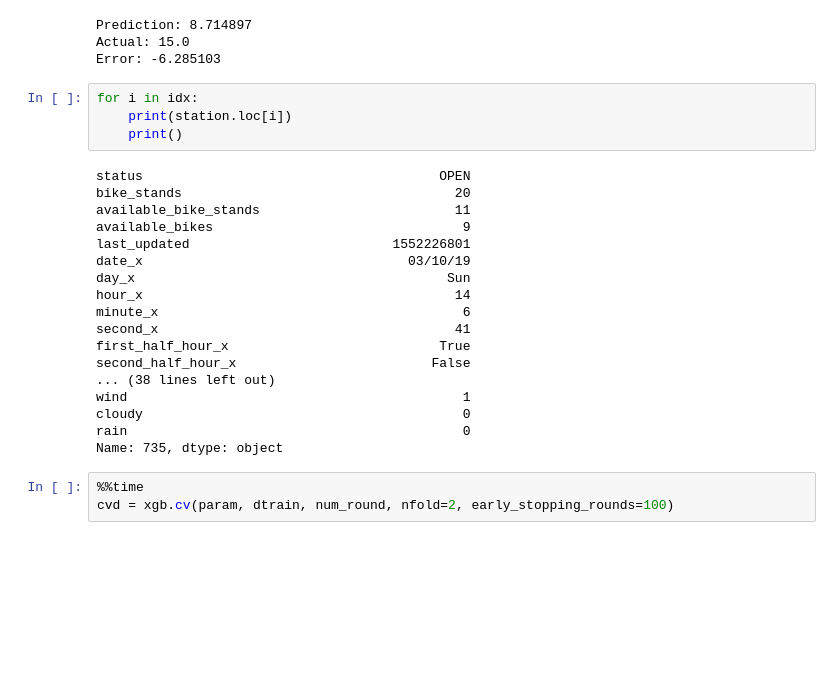
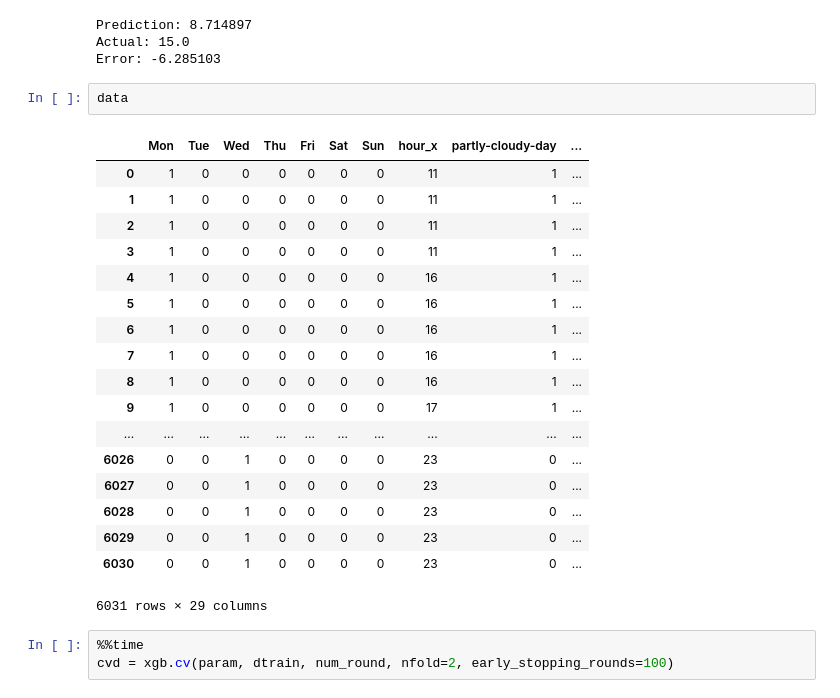
Before and after one commit to seprojectgroup19/main, a Jupyter notebook: XGBoost Testing.ipynb, the cells around one changed output. Cells and saved outputs as stored; diff of their text form; blank space fills up the shorter version.

```diff
--- a/XGBoost Testing.ipynb
+++ b/XGBoost Testing.ipynb
@@ -229,28 +249,27 @@ for i in idx:
 Prediction: 8.714897
 Actual: 15.0
 Error: -6.285103
-# %%
-for i in idx:
-    print(station.loc[i])
-    print()
-# %% [output]
-status                                      OPEN
-bike_stands                                   20
-available_bike_stands                         11
-available_bikes                                9
-last_updated                          1552226801
-date_x                                  03/10/19
-day_x                                        Sun
-hour_x                                        14
-minute_x                                       6
-second_x                                      41
-first_half_hour_x                           True
-second_half_hour_x                         False
-... (38 lines left out)
-wind                                           1
-cloudy                                         0
-rain                                           0
-Name: 735, dtype: object
+# %%
+data
+# %% [output]
+|  | Mon | Tue | Wed | Thu | Fri | Sat | Sun | hour_x | partly-cloudy-day | ... |
+| 0 | 1 | 0 | 0 | 0 | 0 | 0 | 0 | 11 | 1 | ... |
+| 1 | 1 | 0 | 0 | 0 | 0 | 0 | 0 | 11 | 1 | ... |
+| 2 | 1 | 0 | 0 | 0 | 0 | 0 | 0 | 11 | 1 | ... |
+| 3 | 1 | 0 | 0 | 0 | 0 | 0 | 0 | 11 | 1 | ... |
+| 4 | 1 | 0 | 0 | 0 | 0 | 0 | 0 | 16 | 1 | ... |
+| 5 | 1 | 0 | 0 | 0 | 0 | 0 | 0 | 16 | 1 | ... |
+| 6 | 1 | 0 | 0 | 0 | 0 | 0 | 0 | 16 | 1 | ... |
+| 7 | 1 | 0 | 0 | 0 | 0 | 0 | 0 | 16 | 1 | ... |
+| 8 | 1 | 0 | 0 | 0 | 0 | 0 | 0 | 16 | 1 | ... |
+| 9 | 1 | 0 | 0 | 0 | 0 | 0 | 0 | 17 | 1 | ... |
+| ... | ... | ... | ... | ... | ... | ... | ... | ... | ... | ... |
+| 6026 | 0 | 0 | 1 | 0 | 0 | 0 | 0 | 23 | 0 | ... |
+| 6027 | 0 | 0 | 1 | 0 | 0 | 0 | 0 | 23 | 0 | ... |
+| 6028 | 0 | 0 | 1 | 0 | 0 | 0 | 0 | 23 | 0 | ... |
+| 6029 | 0 | 0 | 1 | 0 | 0 | 0 | 0 | 23 | 0 | ... |
+| 6030 | 0 | 0 | 1 | 0 | 0 | 0 | 0 | 23 | 0 | ... |
+6031 rows × 29 columns
 # %%
 %%time
 cvd = xgb.cv(param, dtrain, num_round, nfold=2, early_stopping_rounds=100)
```
Also changed, not shown: parts of 26 cells of this notebook.
